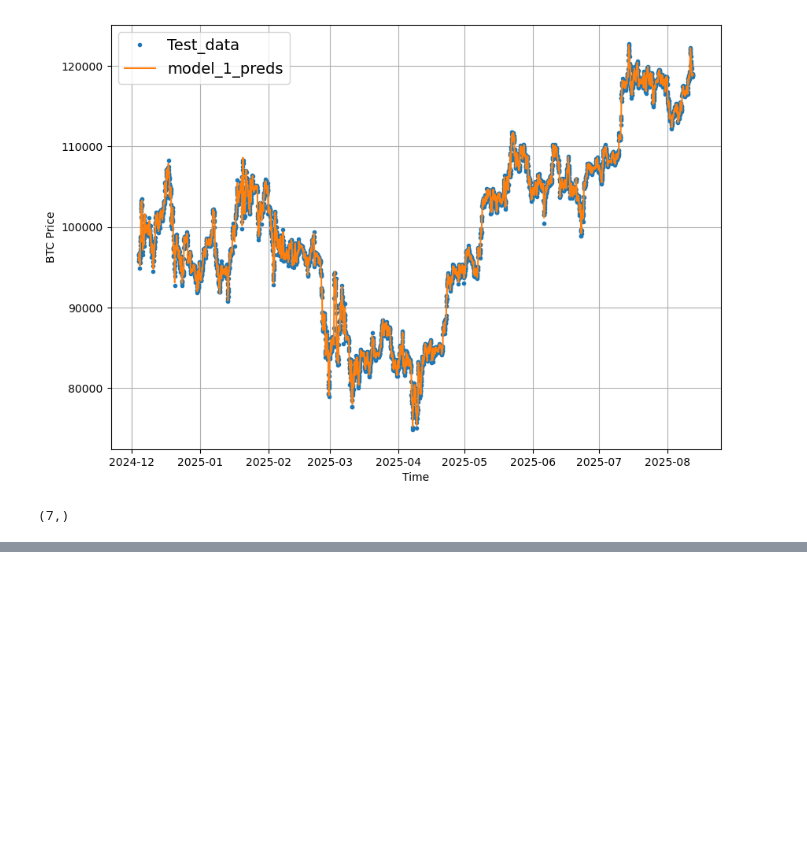
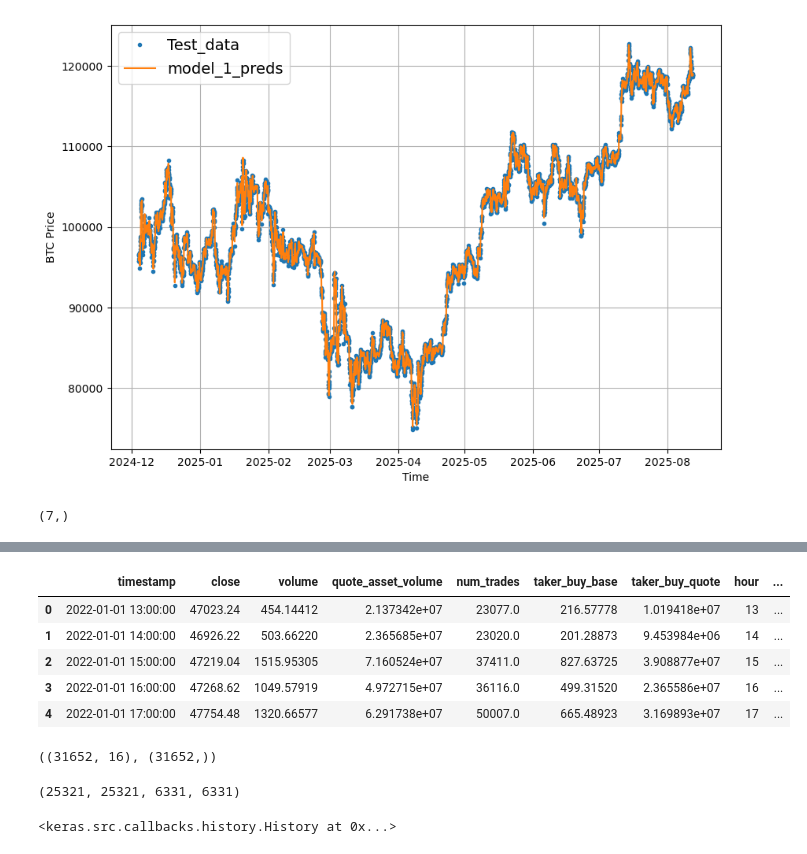
Before and after one commit to Atreus76/Bitcoin-Price-Prediction, a Jupyter notebook: src/train_model.ipynb, the cells around one changed output, grey strips where cells are left out. Drawn from its saved outputs; the diff is of its cells as text; code cells hidden in the pictures; blank space fills up the shorter version.

```diff
--- a/src/train_model.ipynb
+++ b/src/train_model.ipynb
@@ -421,0 +440,47 @@ train_windows[0].shape # trả về (WINDOW_SIZE, )
+# %%
+multi_data.head()
+# %% [output]
+|  | timestamp | close | volume | quote_asset_volume | num_trades | taker_buy_base | taker_buy_quote | hour | ... |
+| 0 | 2022-01-01 13:00:00 | 47023.24 | 454.14412 | 2.137342e+07 | 23077.0 | 216.57778 | 1.019418e+07 | 13 | ... |
+| 1 | 2022-01-01 14:00:00 | 46926.22 | 503.66220 | 2.365685e+07 | 23020.0 | 201.28873 | 9.453984e+06 | 14 | ... |
+| 2 | 2022-01-01 15:00:00 | 47219.04 | 1515.95305 | 7.160524e+07 | 37411.0 | 827.63725 | 3.908877e+07 | 15 | ... |
+| 3 | 2022-01-01 16:00:00 | 47268.62 | 1049.57919 | 4.972715e+07 | 36116.0 | 499.31520 | 2.365586e+07 | 16 | ... |
+| 4 | 2022-01-01 17:00:00 | 47754.48 | 1320.66577 | 6.291738e+07 | 50007.0 | 665.48923 | 3.169893e+07 | 17 | ... |
+# %%
+X = multi_data.drop('close', axis=1)
+Y = multi_data['close']
+X.shape, Y.shape
+# %% [output]
+((31652, 16), (31652,))
+# %%
+# Tạo các tập huấn luyện và kiểm tra
+split_size = int(len(X) * 0.8)
+X_train, y_train = X[:split_size], Y[:split_size]
+X_test, y_test = X[split_size:], Y[split_size:]
+len(X_train), len(y_train), len(X_test), len(y_test)
+# %% [output]
+(25321, 25321, 6331, 6331)
+# %%
+from tensorflow.keras import layers
+tf.random.set_seed(42)
+
+# Tạo mô hình chuỗi thời gian đa biến
+model_6 = tf.keras.Sequential([
+  layers.Dense(128, activation="relu"),
+  # layers.Dense(128, activation="relu"), # thêm một layer bổ sung ở đây sẽ đánh bại naive model
+  layers.Dense(HORIZON)
+], name="model_6_dense_multivariate.keras")
+
+# Biên dịch
+model_6.compile(loss="mae",
+                optimizer=tf.keras.optimizers.Adam())
+
+# Khớp
+model_6.fit(X_train, y_train,
+            epochs=100,
+            batch_size=128,
+            verbose=0, # chỉ in 1 dòng mỗi epoch
+            validation_data=(X_test, y_test),
+            callbacks=[create_model_checkpoint(model_name=model_6.name)])
+# %% [output]
+<keras.src.callbacks.history.History at 0x...>
```
Also changed, not shown: parts of 25 cells of this notebook, 1 other file.
